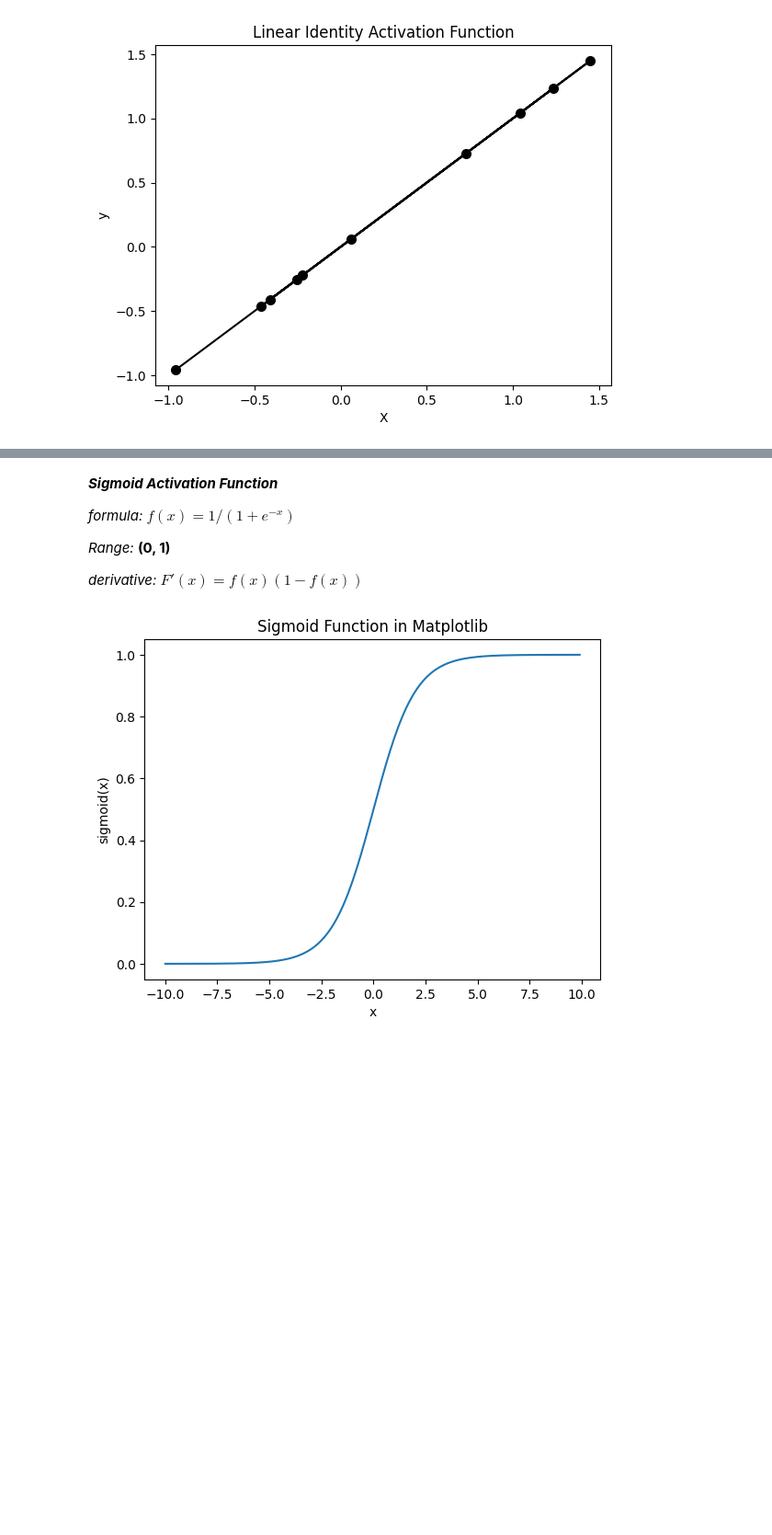
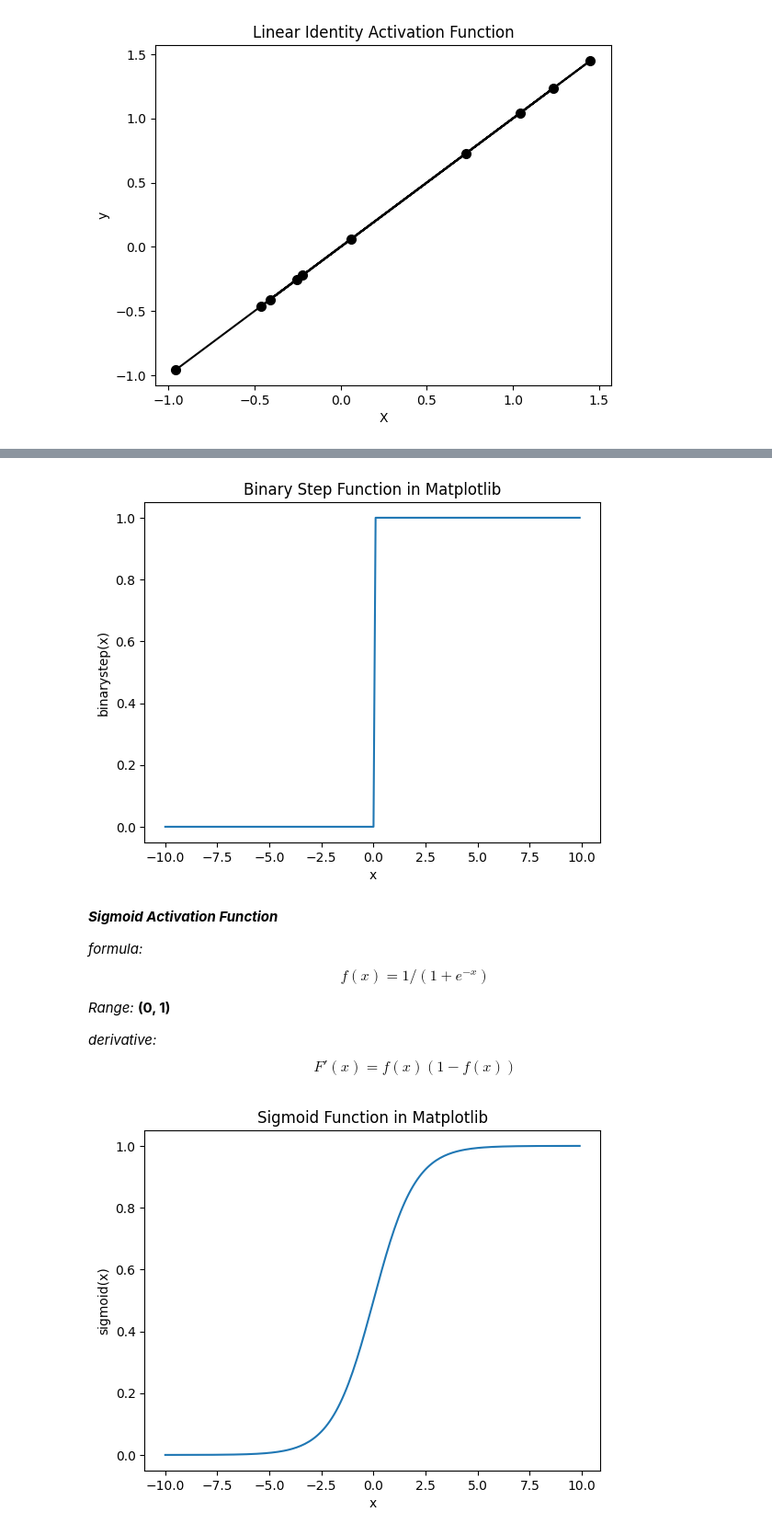
Before and after one commit to tusharj4/NNLearn, a Jupyter notebook: ActivationFunctions.ipynb, the cells around one changed output, grey strips where cells are left out. Shown: that part at 92% size. Cells and saved outputs as stored; diff of their text form; code cells hidden in the pictures; blank space fills up the shorter version.

```diff
--- a/ActivationFunctions.ipynb
+++ b/ActivationFunctions.ipynb
@@ -33,11 +54,25 @@ plt.show()
+# %%
+def binarystep(x):
+  data= [1 if x>0 else 0]
+  return np.array(data, dtype=float)
+# %%
+values = np.arange(-10, 10, 0.1)
+y=[binarystep(i) for i in values]
+plt.plot(values,y )
+plt.xlabel('x')
+plt.ylabel('binarystep(x)')
+plt.title('Binary Step Function in Matplotlib')
+plt.show()
+# %% [output]
+[figure, added]
 # %% [markdown]
 ***Sigmoid Activation Function***
 
-*formula:* $f(x)=1/(1+e^{-x})$
+*formula:* $$f(x)=1/(1+e^{-x})$$
 
 *Range:* **(0, 1)**
 
-*derivative:* **$F'(x)=f(x)(1-f(x))$**
+*derivative:* **$$F'(x)=f(x)(1-f(x))$$**
 # %%
 def sigmoid(x):
   return 1.0/(1.0+np.exp(-x))
```
Also changed, not shown: parts of 9 cells of this notebook.
